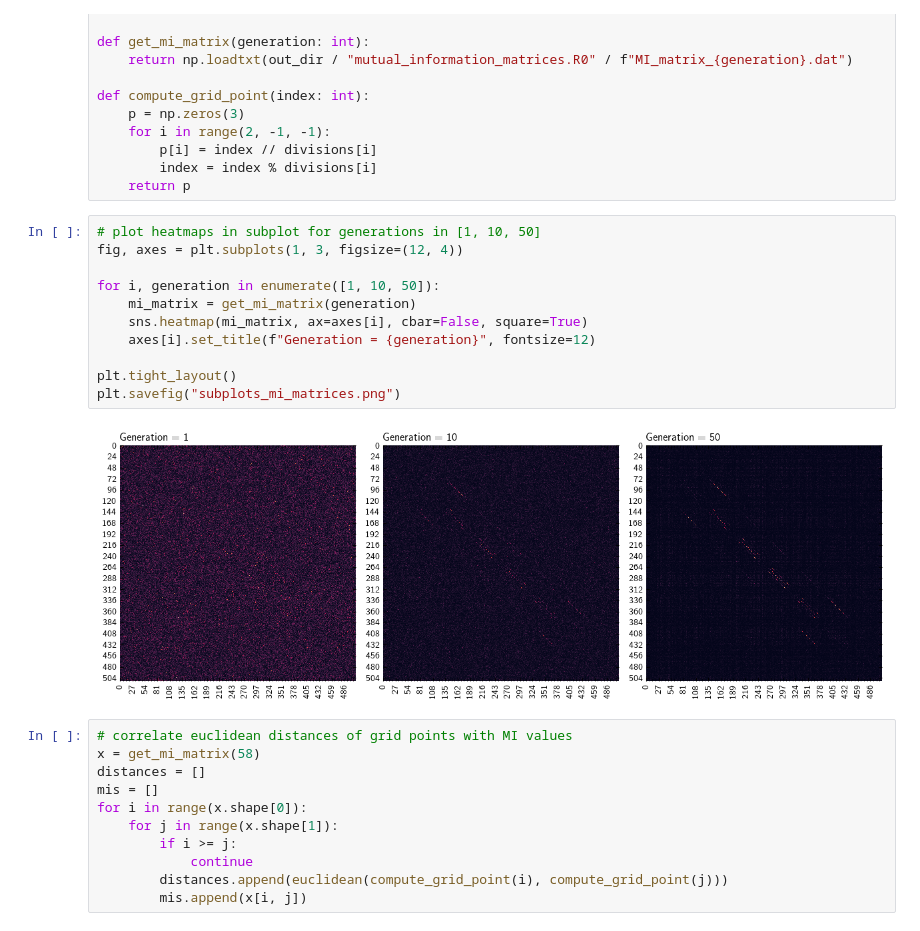
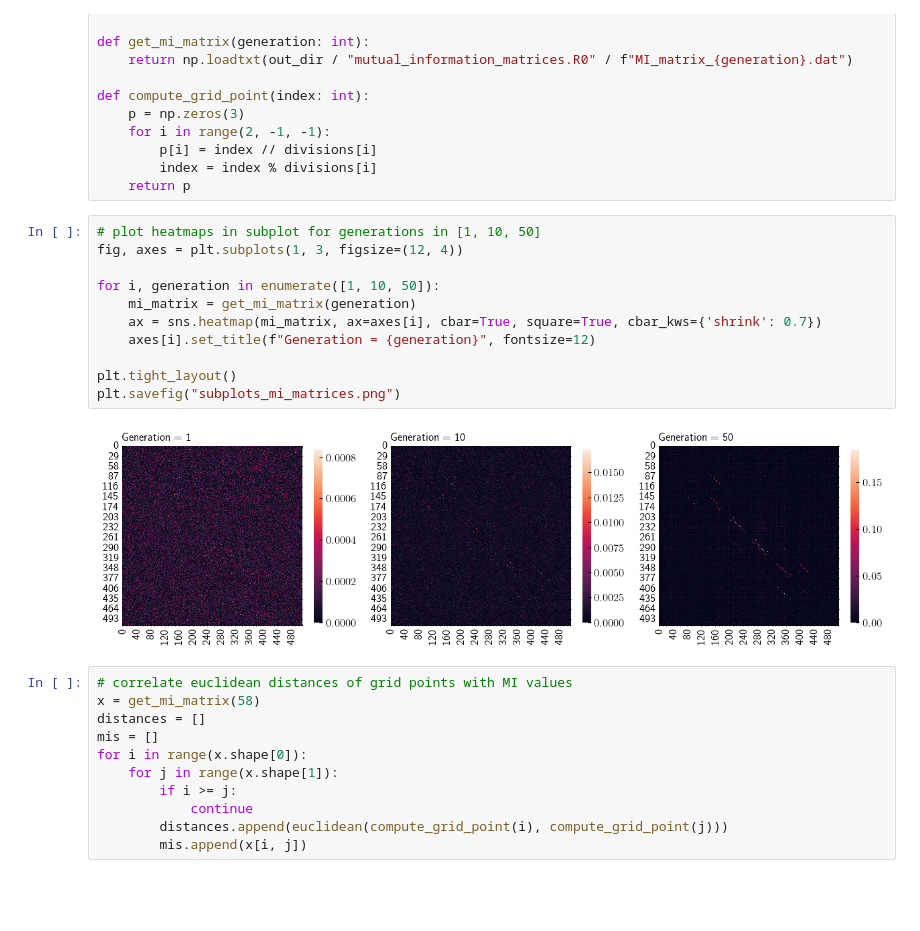
Before and after one commit to joasiee/elastix, a Jupyter notebook: experiments/notebooks/experiments/linkage_models.ipynb, the cells around one changed output. Drawn from its saved outputs; the diff is of its cells as text; blank space fills up the shorter version.

```diff
--- a/experiments/notebooks/experiments/linkage_models.ipynb
+++ b/experiments/notebooks/experiments/linkage_models.ipynb
@@ -162,16 +162,16 @@ def compute_grid_point(index: int):
 # %%
 # plot heatmaps in subplot for generations in [1, 10, 50]
 fig, axes = plt.subplots(1, 3, figsize=(12, 4))
 
 for i, generation in enumerate([1, 10, 50]):
     mi_matrix = get_mi_matrix(generation)
-    sns.heatmap(mi_matrix, ax=axes[i], cbar=False, square=True)
+    ax = sns.heatmap(mi_matrix, ax=axes[i], cbar=True, square=True, cbar_kws={'shrink': 0.7})
     axes[i].set_title(f"Generation = {generation}", fontsize=12)
 
 plt.tight_layout()
 plt.savefig("subplots_mi_matrices.png")
 # %% [output]
-[figure, old version]
+[figure, new version]
 # %%
 # correlate euclidean distances of grid points with MI values
 x = get_mi_matrix(58)
```
Also changed, not shown: 6 other files.
